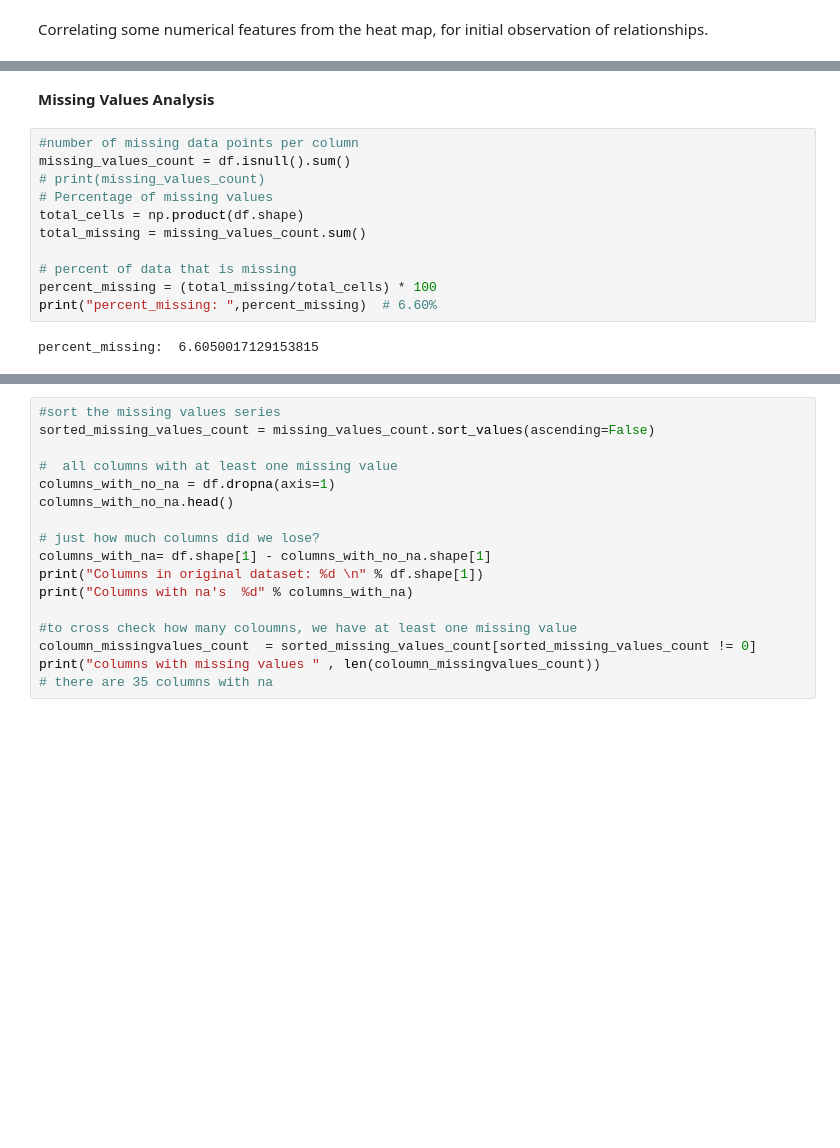
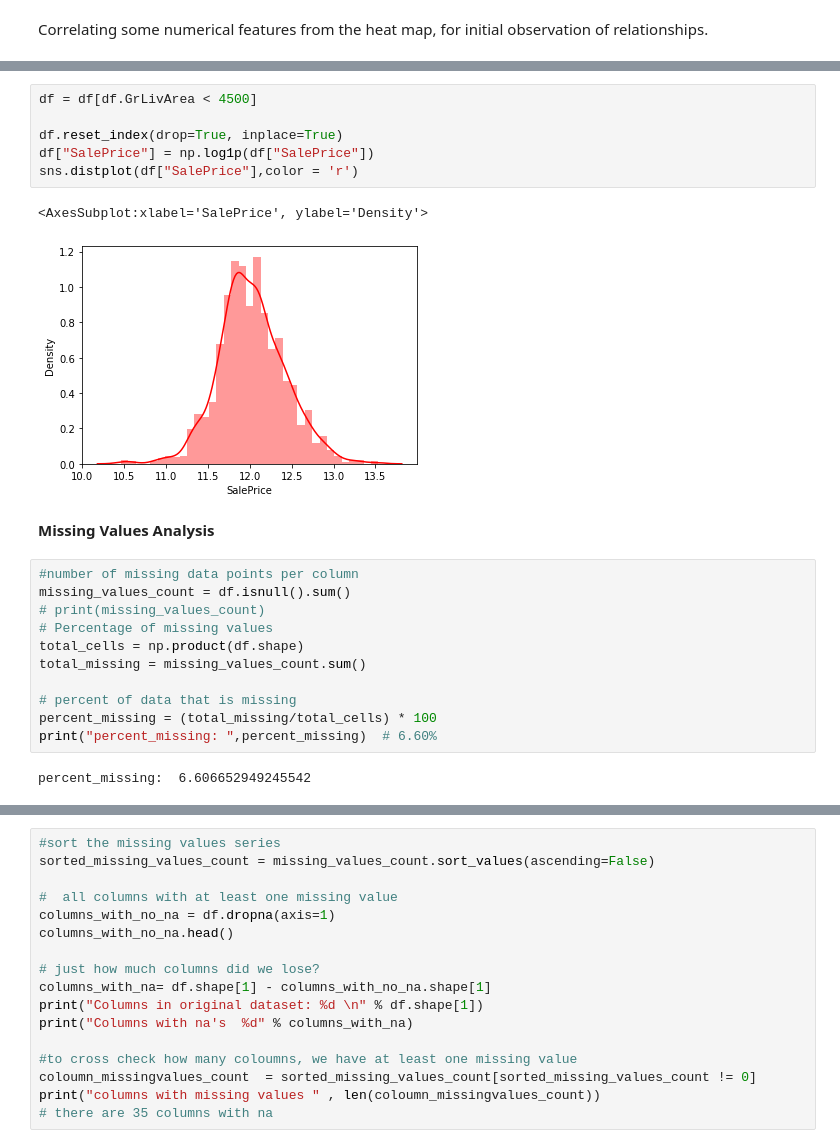
Before and after one commit to mudabir94/kaggle_competitions, a Jupyter notebook: house-price-prediction.ipynb, the cells around one changed output, grey strips where cells are left out. Drawn from its saved outputs; the diff is of its cells as text; blank space fills up the shorter version.

```diff
--- a/house-price-prediction.ipynb
+++ b/house-price-prediction.ipynb
@@ -113,3 +98,12 @@ Correlating some numerical features from the heat map, for initial observation o
+# %%
+df = df[df.GrLivArea < 4500]
+
+df.reset_index(drop=True, inplace=True)
+df["SalePrice"] = np.log1p(df["SalePrice"])
+sns.distplot(df["SalePrice"],color = 'r')
+# %% [output]
+<AxesSubplot:xlabel='SalePrice', ylabel='Density'>
+[figure, added]
 # %% [markdown]
 **Missing Values Analysis**
 # %%
@@ -124,4 +118,4 @@ total_missing = missing_values_count.sum()
 percent_missing = (total_missing/total_cells) * 100
 print("percent_missing: ",percent_missing)  # 6.60%
 # %% [output]
-percent_missing:  6.6050017129153815
+percent_missing:  6.606652949245542
```
Also changed, not shown: parts of 70 cells of this notebook.
